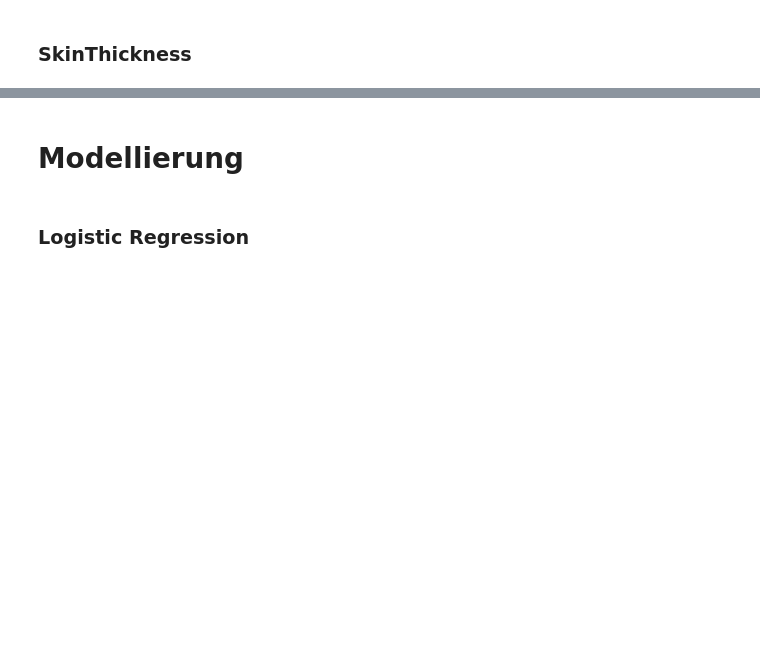
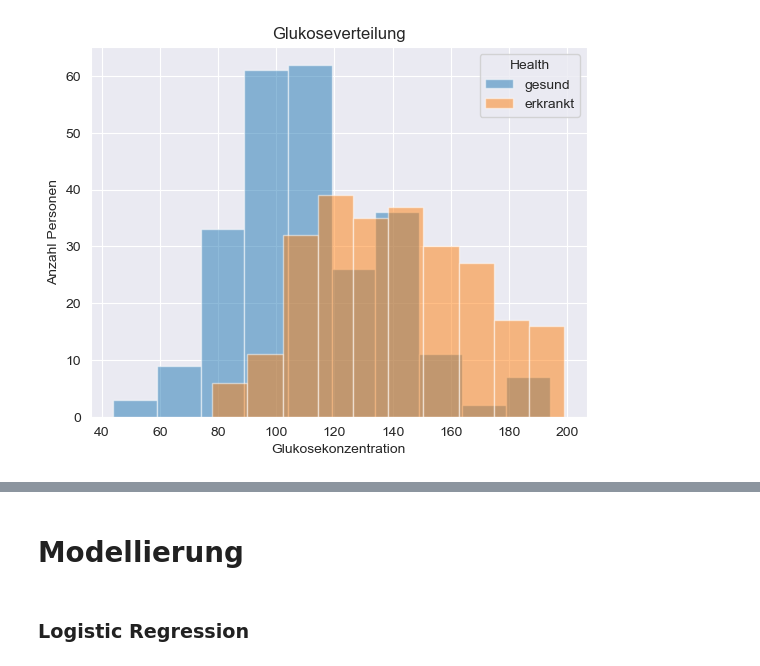
Before and after one commit to Schmiddyyy/DASC-2024, a Jupyter notebook: Abschlussaufgabe/Diabetes_DS/Diabetes_ScriptNAN.ipynb, the cells around one changed output, grey strips where cells are left out. Saved outputs shown, nothing was run; the diff lists cells and outputs as text; code cells hidden in the pictures; blank space fills up the shorter version.

```diff
--- a/Abschlussaufgabe/Diabetes_DS/Diabetes_ScriptNAN.ipynb
+++ b/Abschlussaufgabe/Diabetes_DS/Diabetes_ScriptNAN.ipynb
@@ -74,13 +192,6 @@ plt.ylabel("Anzahl Personen")
 # %%
-H = diabetes.loc[diabetes["Outcome"] == 0, "Glucose"]
-D = diabetes.loc[diabetes["Outcome"] == 1, "Glucose"]
-plt.hist(H, alpha=0.5, label='gesund')
-plt.hist(D, alpha=0.5, label='erkrankt')
-
-plt.legend(title='Health', loc='best')
-plt.title("Glukoseverteilung")
-plt.xlabel("Glukosekonzentration")
-plt.ylabel("Anzahl Personen")
+# Glukose
+plt_detail_view('Glucose', 'Glukoseverteilung', 'Glukosekonzentration')
+# %% [output]
+[figure, added]
-# %% [markdown]
-### SkinThickness
 # %%
```
Also changed, not shown: parts of 48 cells of this notebook.
